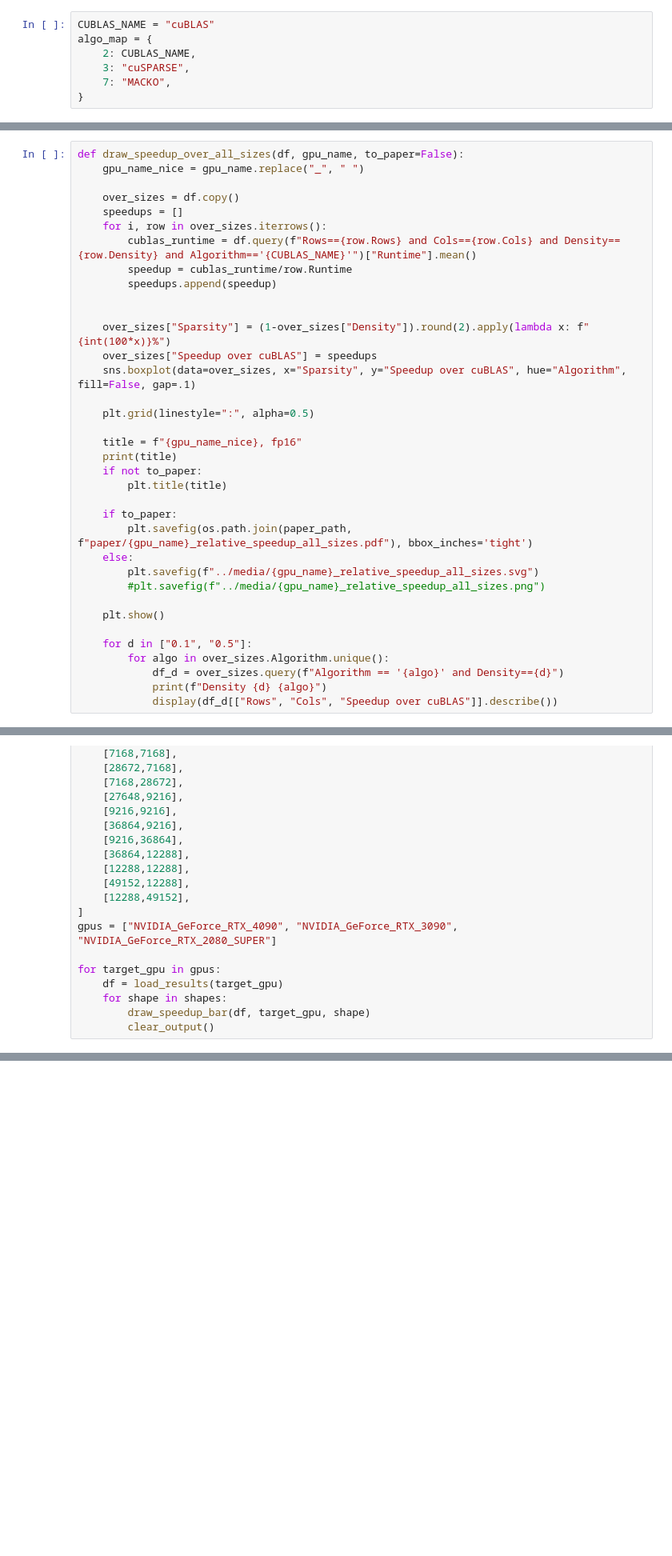
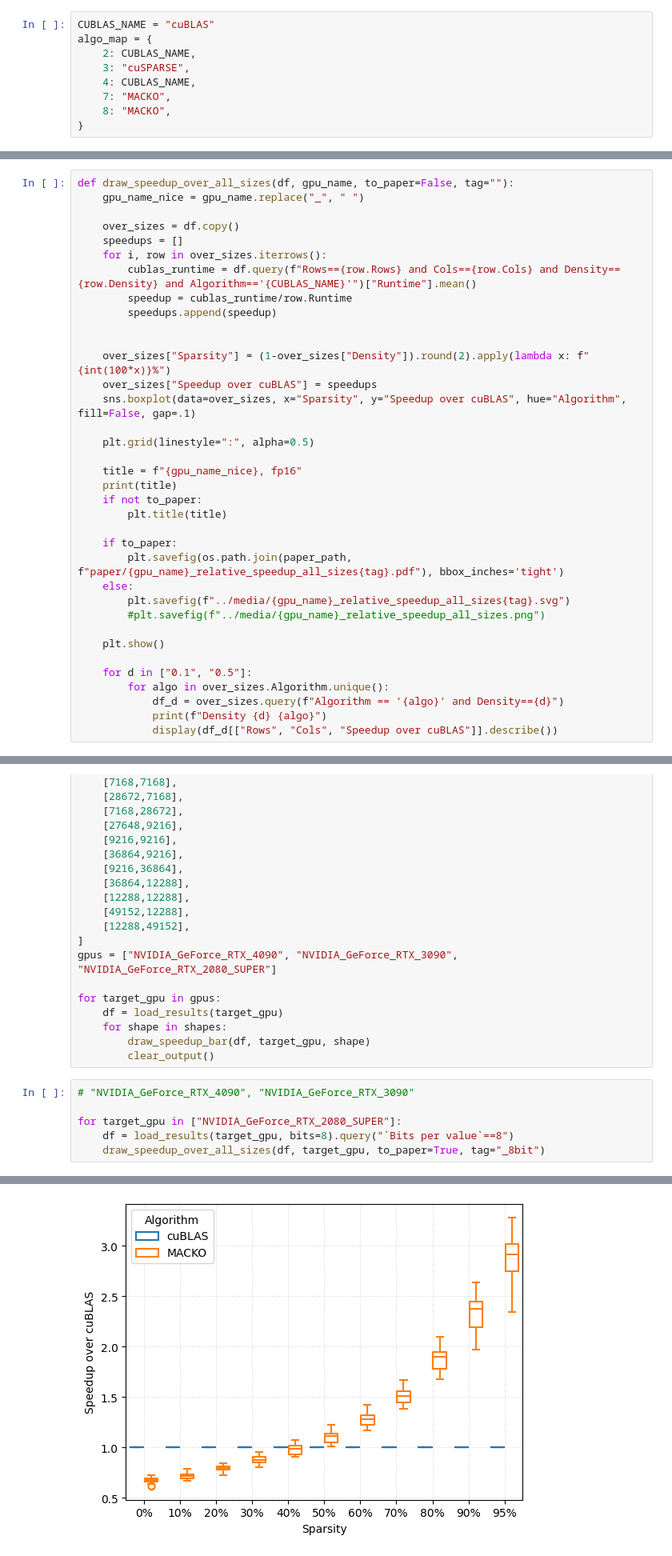
Before and after one commit to MiroPsota/macko_spmv, a Jupyter notebook: python_scripts/result_parsing.ipynb, the cells around one changed output, grey strips where cells are left out. Shown at 80% size. Cells and saved outputs as stored; diff of their text form; blank space fills up the shorter version.

```diff
--- a/python_scripts/result_parsing.ipynb
+++ b/python_scripts/result_parsing.ipynb
@@ -10,7 +10,9 @@ CUBLAS_NAME = "cuBLAS"
 algo_map = {
     2: CUBLAS_NAME,
     3: "cuSPARSE",
+    4: CUBLAS_NAME,
     7: "MACKO",
+    8: "MACKO",
 }
 # %%
 dasp_results_base = "../../DASP/dasp_results_16bit"
@@ -150,7 +152,7 @@ def draw_speedup_bar(full_df, gpu_name, size, to_paper=False):
 
     plt.show()
 # %%
-def draw_speedup_over_all_sizes(df, gpu_name, to_paper=False):
+def draw_speedup_over_all_sizes(df, gpu_name, to_paper=False, tag=""):
     gpu_name_nice = gpu_name.replace("_", " ")
 
     over_sizes = df.copy()
@@ -173,9 +175,9 @@ def draw_speedup_over_all_sizes(df, gpu_name, to_paper=False):
         plt.title(title)
 
     if to_paper:
-        plt.savefig(os.path.join(paper_path, f"paper/{gpu_name}_relative_speedup_all_sizes.pdf"), bbox_inches='tight')
+        plt.savefig(os.path.join(paper_path, f"paper/{gpu_name}_relative_speedup_all_sizes{tag}.pdf"), bbox_inches='tight')
     else:
-        plt.savefig(f"../media/{gpu_name}_relative_speedup_all_sizes.svg")
+        plt.savefig(f"../media/{gpu_name}_relative_speedup_all_sizes{tag}.svg")
         #plt.savefig(f"../media/{gpu_name}_relative_speedup_all_sizes.png")
 
     plt.show()
@@ -531,3 +533,10 @@ for target_gpu in gpus:
     for shape in shapes:
         draw_speedup_bar(df, target_gpu, shape)
         clear_output()
+# %%
+# "NVIDIA_GeForce_RTX_4090", "NVIDIA_GeForce_RTX_3090"
+
+for target_gpu in ["NVIDIA_GeForce_RTX_2080_SUPER"]:
+    df = load_results(target_gpu, bits=8).query("`Bits per value`==8")
+    draw_speedup_over_all_sizes(df, target_gpu, to_paper=True, tag="_8bit")
+# %% [output]
@@ -533,0 +544 @@ for target_gpu in gpus:
+[figure, added]
```
Also changed, not shown: parts of 1 cell of this notebook, 5 other files.
